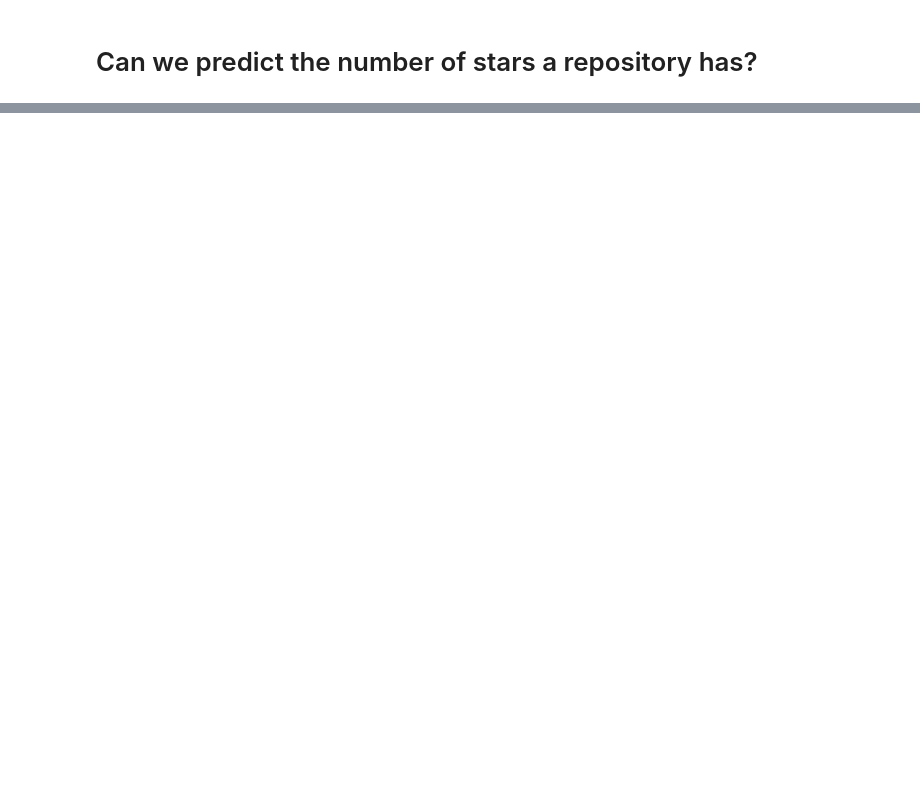
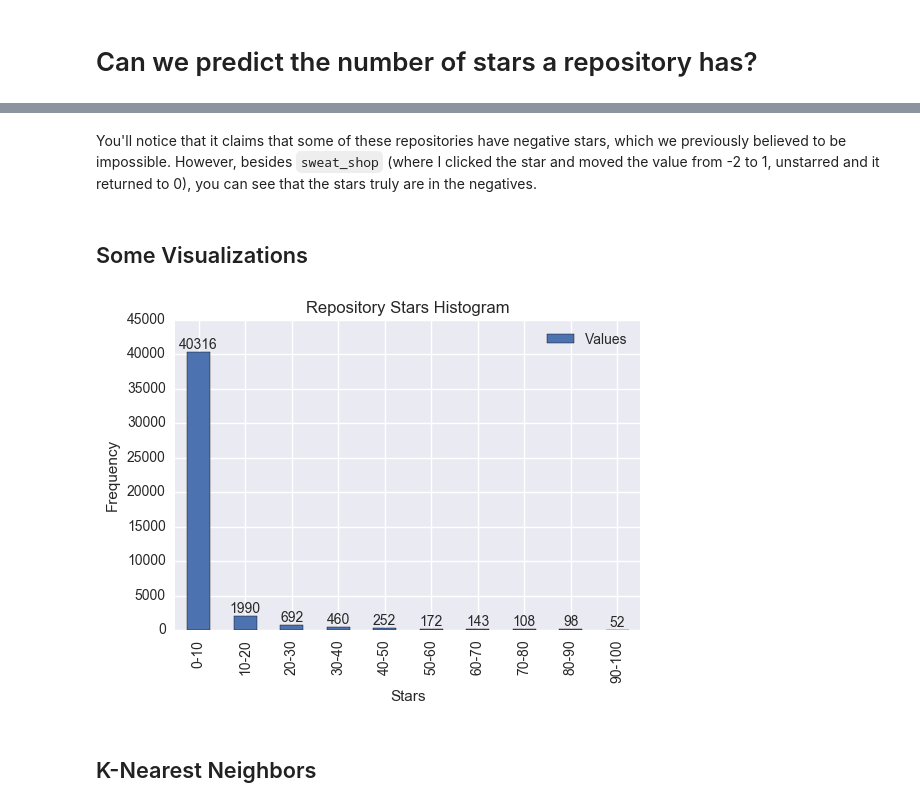
Before and after one commit to sean-smith/peregrine, a Jupyter notebook: GitHub_Analysis.ipynb, the cells around one changed output, grey strips where cells are left out. Drawn from its saved outputs; the diff is of its cells as text; code cells hidden in the pictures; blank space fills up the shorter version.

Commit message:
figured out histogram for stars representation

```diff
--- a/GitHub_Analysis.ipynb
+++ b/GitHub_Analysis.ipynb
@@ -196,6 +178,7 @@ print(wo_stars)
 # %%
 # Eliminate feature vectors that will not aid in the prediction of stars
-guess_stars = wo_stars_df[['watchers', 'forks', 'type', 'issues', 'size',
-                           'open_issues_count', 'num_languages', 'language_1',
-                           'language_1_size', 'language_2', 'language_2_size',
-                           'language_3', 'language_3_size']]
+guess_stars = df[['watchers', 'stars', 'forks', 'type', 'issues', 'size',
+                  'open_issues_count', 'num_languages', 'language_1',
+                  'language_1_size', 'language_2', 'language_2_size',
+                  'language_3', 'language_3_size']]
+guess_stars.head(10)
@@ -202,4 +197,5 @@ guess_stars = wo_stars_df[['watchers', 'forks', 'type', 'issues', 'size',
 # %%
 # Take a random sampling of the dataframe becuase every time I try to run it on the full dataset,
 # my kernel crashes and then so does my computer
-random_sampling = guess_stars.sample(frac=0.1, replace=True)
+random_sampling = guess_stars.sample(frac=0.33, replace=True)
+random_sampling.shape
@@ -231,0 +241,3 @@ df_dummies.head(3)
+# %%
+stars_sample = pd.DataFrame(df_dummies['stars'], columns=['stars'])
+stars_sample.head(5)
@@ -231,0 +264,38 @@ df_dummies.head(3)
+# %% [markdown]
+You'll notice that it claims that some of these repositories have negative stars, which we previously believed to be impossible. However, besides `sweat_shop` (where I clicked the star and moved the value from -2 to 1, unstarred and it returned to 0), you can see that the stars truly are in the negatives.
+# %% [markdown]
+## Some Visualizations
+# %%
+# Create histogram bins
+
+def histogram(data, bin_size):
+    max_stars = 100 #max(data.stars)
+    d = []
+    for i in range(0, math.ceil(max_stars / bin_size)):
+        min_stars = i * bin_size
+        max_stars = (i + 1) * bin_size
+        m = {}
+        m['Bin'] = "%d-%d" % (min_stars, max_stars)
+        m['Values'] = len(data.loc[(data.stars >= min_stars) & (data.stars < max_stars)])
+        d.append(m)
+    return d
+
+d = histogram(stars_sample, 10)
+stars_hist = pd.DataFrame(d)
+ax = stars_hist.plot(x='Bin', y='Values', kind='bar')
+ax.set_title("Repository Stars Histogram")
+ax.set_xlabel("Stars")
+ax.set_ylabel("Frequency")
+
+# Now make some labels
+labels = stars_hist.Values
+
+rects = ax.patches
+
+for rect, label in zip(rects, labels):
+    height = rect.get_height()
+    ax.text(rect.get_x() + rect.get_width()/2, height + 5, label, ha='center', va='bottom')
+# %% [output]
+[figure, added]
+# %% [markdown]
+## K-Nearest Neighbors
```
Also changed, not shown: parts of 23 cells of this notebook.
